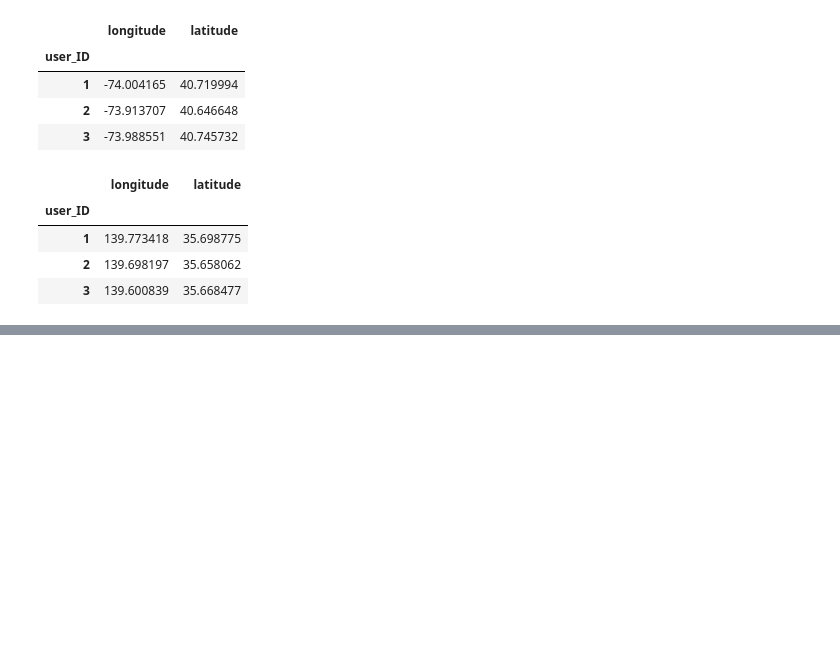
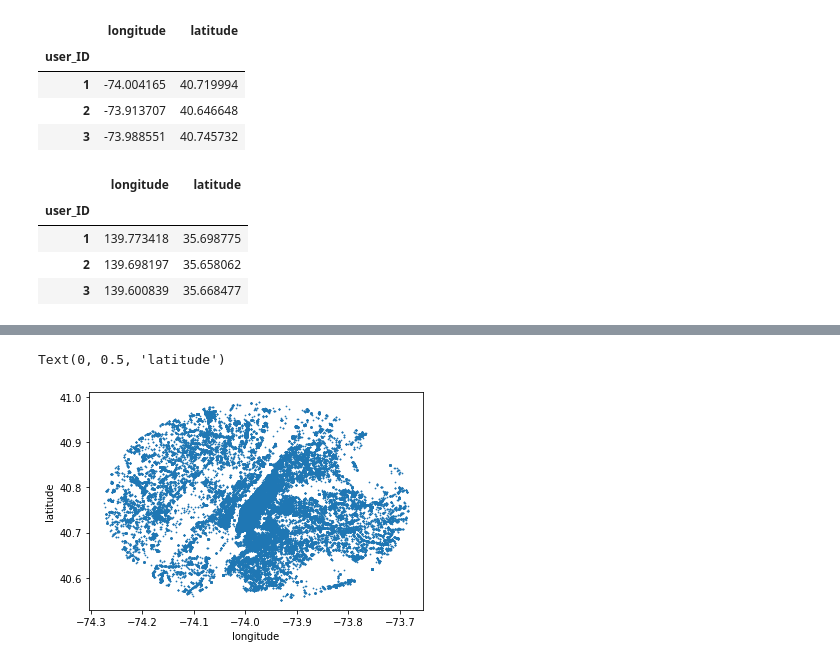
Before and after one commit to epfl-ada/ada-2020-project-milestone-p3-p3_to-infinity-ada-beyond, a Jupyter notebook: Project_3_Extension.ipynb, the cells around one changed output, grey strips where cells are left out. Cells and saved outputs as stored; diff of their text form; code cells hidden in the pictures; blank space fills up the shorter version.

```diff
--- a/Project_3_Extension.ipynb
+++ b/Project_3_Extension.ipynb
@@ -117,0 +270,22 @@ def haversine_np(lon1, lat1, lon2, lat2):
+# %%
+# Merging the dataframe so that all users are present, and we associated to them their coordinates provided by foursquare (nan if there are none), and the approximated ones
+final_nyc_homes = pd.merge(four_square_nyc_homes, nyc_homes, how='right', left_on=['user_ID'], right_on=['user_ID'], suffixes=['_foursquare','_approx'])
+
+#Setting the coordinates to the foursquare values if they are provided, else tot the infered values
+final_nyc_homes['latitude'] = np.where(np.isnan(final_nyc_homes['latitude_foursquare']), final_nyc_homes['latitude_approx'], final_nyc_homes['latitude_foursquare'])
+final_nyc_homes['longitude'] = np.where(np.isnan(final_nyc_homes['longitude_foursquare']), final_nyc_homes['longitude_approx'], final_nyc_homes['longitude_foursquare'])
+nyc_homes = final_nyc_homes # Renaming into the final dataframe that will be used from now on
+
+# The same si done for Tokyo:
+final_tky_homes = pd.merge(four_square_tky_homes, tky_homes, how='right', left_on=['user_ID'], right_on=['user_ID'], suffixes=['_foursquare','_approx'])
+final_tky_homes['latitude'] = np.where(np.isnan(final_tky_homes['latitude_foursquare']), final_tky_homes['latitude_approx'], final_tky_homes['latitude_foursquare'])
+final_tky_homes['longitude'] = np.where(np.isnan(final_tky_homes['longitude_foursquare']), final_tky_homes['longitude_approx'], final_tky_homes['longitude_foursquare'])
+tky_homes = final_tky_homes # Renaming into the final dataframe that will be used from now on
+
+
+# Renaming columns
+nyc_homes = nyc_homes.add_suffix('_home')
+tky_homes = tky_homes.add_suffix('_home')
+
+display(nyc_homes.head(4))
+display(tky_homes.head(4))
@@ -117,0 +357,7 @@ def haversine_np(lon1, lat1, lon2, lat2):
+# %%
+plt.scatter(nyc_checkin_homes['longitude'], nyc_checkin_homes['latitude'], s= 0.5)
+plt.xlabel('longitude')
+plt.ylabel('latitude')
+# %% [output]
+Text(0, 0.5, 'latitude')
+[figure, added]
```
Also changed, not shown: parts of 64 cells of this notebook.
